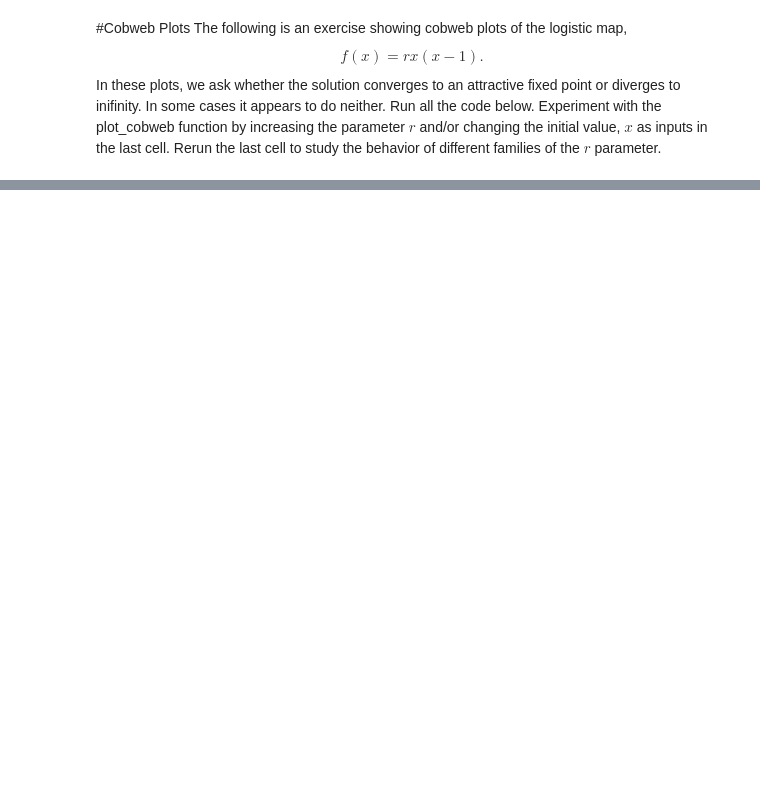
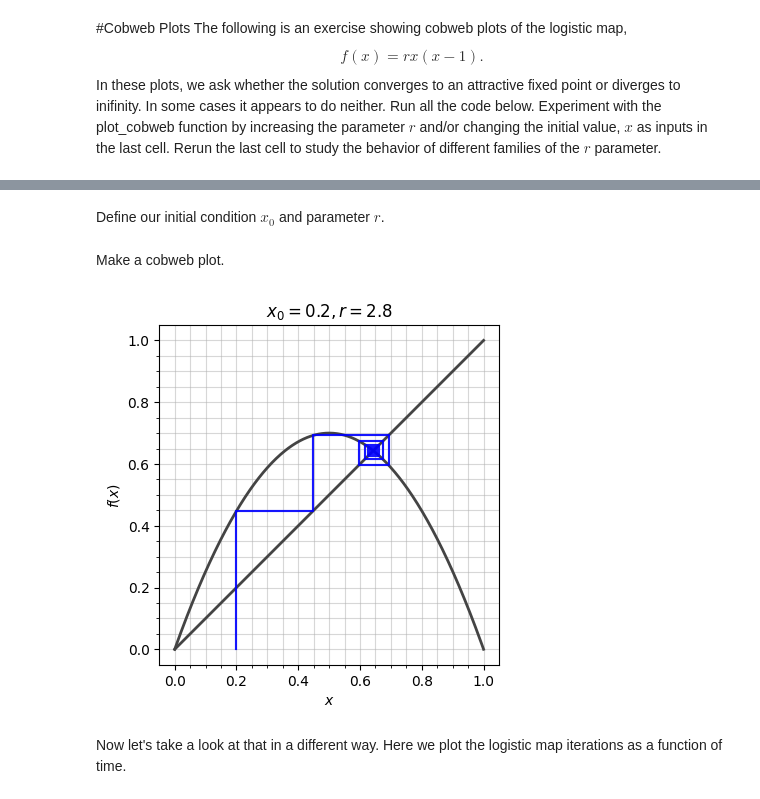
Before and after one commit to girlstalkmath-umd/patterns-and-fractals, a Jupyter notebook: Cobweb_Plots.ipynb, the cells around one changed output, grey strips where cells are left out. Saved outputs shown, nothing was run; the diff lists cells and outputs as text; code cells hidden in the pictures; blank space fills up the shorter version.

```diff
--- a/Cobweb_Plots.ipynb
+++ b/Cobweb_Plots.ipynb
@@ -45,4 +45,5 @@ def plot_cobweb(f, r, x0, nmax=40):
     ax.grid(which='major', alpha=0.5)
     ax.set_aspect('equal')
     ax.set_xlabel('$x$')
+    ax.set_ylabel('$f(x)$')
     ax.set_title('$x_0 = {:.1}, r = {:.2}$'.format(x0, r))
@@ -53,0 +55,13 @@ plot_cobweb(f, 2.8, 0.2)
+# %% [markdown]
+Define our initial condition $x_0$ and parameter $r$.
+# %%
+x0 = 0.2
+r = 2.8
+# %% [markdown]
+Make a cobweb plot.
+# %%
+plot_cobweb(f, r, x0)
+# %% [output]
+[figure, added]
+# %% [markdown]
+Now let's take a look at that in a different way. Here we plot the logistic map iterations as a function of time.
```
Also changed, not shown: parts of 5 cells of this notebook.
